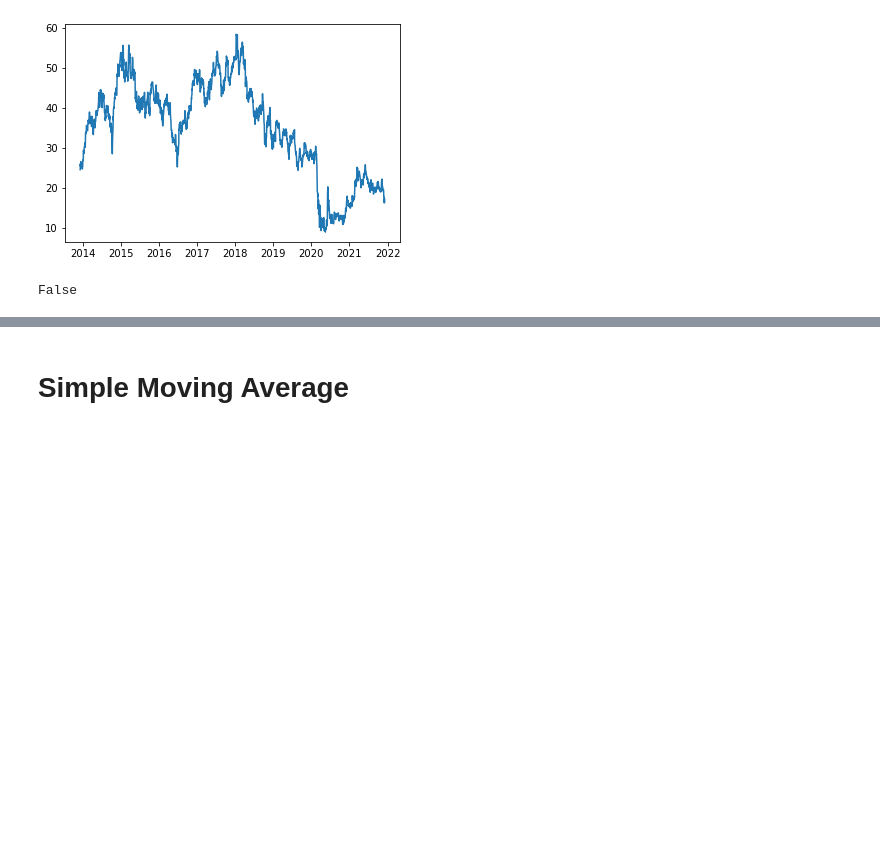
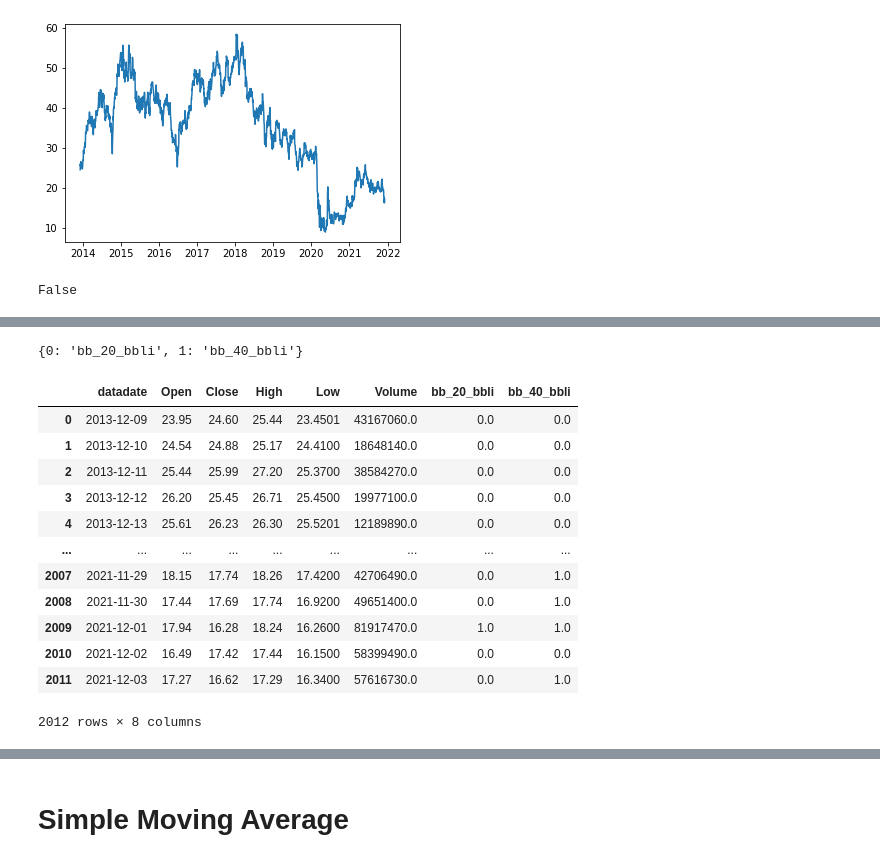
Before and after one commit to SWeisshaar/asim, a Jupyter notebook: notebooks/Net_Return.ipynb, the cells around one changed output, grey strips where cells are left out. Saved outputs shown, nothing was run; the diff lists cells and outputs as text; code cells hidden in the pictures; blank space fills up the shorter version.

Commit message:
Indicator calculation using the ta package

```diff
--- a/notebooks/Net_Return.ipynb
+++ b/notebooks/Net_Return.ipynb
@@ -68,0 +170,15 @@ False
+# %%
+def signal_table(df_stock):
+
+    index = 0
+    encoding = {}
+
+    #
+
+    # Adding bollinger bands indicators to table
+    for window_size in [20, 40]:
+        bollinger_bands(df_stock, window=window_size, deviation=2)
+        encoding[index] = f"bb_{window_size}_bbli"
+        index += 1
+
+    return df_stock, encoding
@@ -68,0 +202,22 @@ False
+# %%
+aag_signal_table = signal_table(df_aag)
+# %%
+aag_signal_table[1]
+# %% [output]
+{0: 'bb_20_bbli', 1: 'bb_40_bbli'}
+# %%
+aag_signal_table[0]
+# %% [output]
+|  | datadate | Open | Close | High | Low | Volume | bb_20_bbli | bb_40_bbli |
+| 0 | 2013-12-09 | 23.95 | 24.60 | 25.44 | 23.4501 | 43167060.0 | 0.0 | 0.0 |
+| 1 | 2013-12-10 | 24.54 | 24.88 | 25.17 | 24.4100 | 18648140.0 | 0.0 | 0.0 |
+| 2 | 2013-12-11 | 25.44 | 25.99 | 27.20 | 25.3700 | 38584270.0 | 0.0 | 0.0 |
+| 3 | 2013-12-12 | 26.20 | 25.45 | 26.71 | 25.4500 | 19977100.0 | 0.0 | 0.0 |
+| 4 | 2013-12-13 | 25.61 | 26.23 | 26.30 | 25.5201 | 12189890.0 | 0.0 | 0.0 |
+| ... | ... | ... | ... | ... | ... | ... | ... | ... |
+| 2007 | 2021-11-29 | 18.15 | 17.74 | 18.26 | 17.4200 | 42706490.0 | 0.0 | 1.0 |
+| 2008 | 2021-11-30 | 17.44 | 17.69 | 17.74 | 16.9200 | 49651400.0 | 0.0 | 1.0 |
+| 2009 | 2021-12-01 | 17.94 | 16.28 | 18.24 | 16.2600 | 81917470.0 | 1.0 | 1.0 |
+| 2010 | 2021-12-02 | 16.49 | 17.42 | 17.44 | 16.1500 | 58399490.0 | 0.0 | 0.0 |
+| 2011 | 2021-12-03 | 17.27 | 16.62 | 17.29 | 16.3400 | 57616730.0 | 0.0 | 1.0 |
+2012 rows × 8 columns
```
Also changed, not shown: parts of 46 cells of this notebook.
